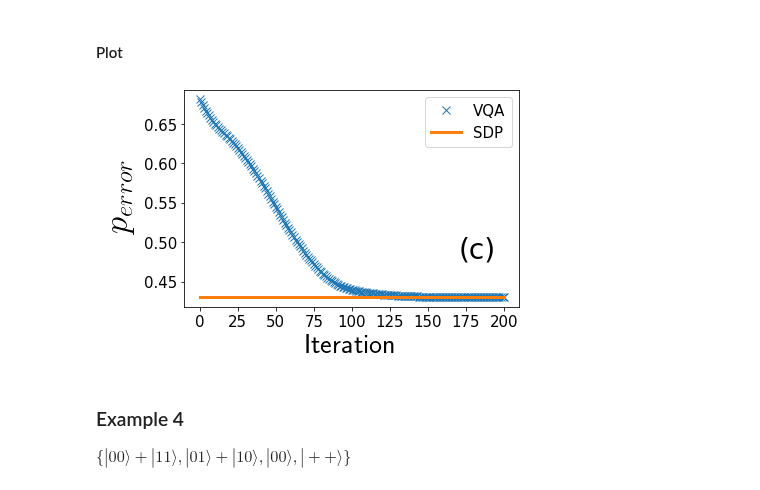
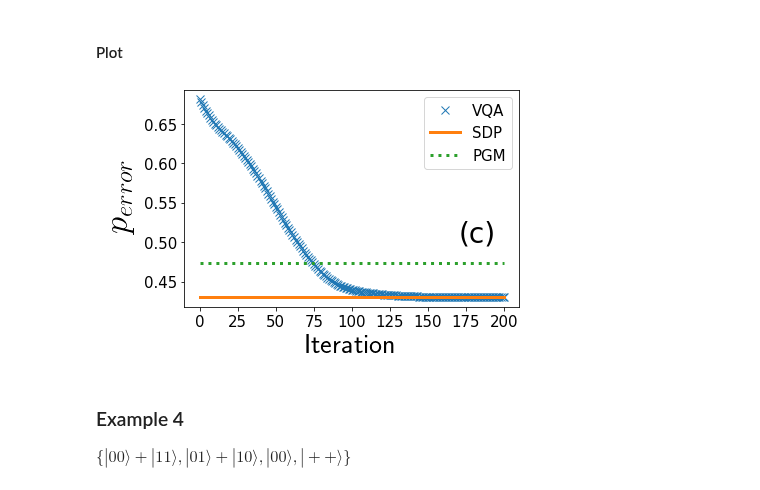
Before and after one commit to dkleeqc/vqsd, a Jupyter notebook: 0res_povm_clf.ipynb, the cells around one changed output. Saved outputs shown, nothing was run; the diff lists cells and outputs as text; code cells hidden in the pictures.

```diff
--- a/0res_povm_clf.ipynb
+++ b/0res_povm_clf.ipynb
@@ -258,0 +300,4 @@ Optimal Value: 0.43037234214725534
+# %%
+val_pgm, E_pgm = pgm(a_priori_probs, init_states)
+print("Error Prob by PGMs:", val_pgm)
+dp_probs(rhos, E_pgm)
@@ -261,16 +313,17 @@ Optimal Value: 0.43037234214725534
 # %%
 plt.plot(range(len(cost_list)), cost_list, 'x', markersize=8, label='VQA')
 plt.plot(range(len(cost_list)), [val]*len(cost_list), linewidth=3, label='SDP')
+plt.plot(range(len(cost_list)), [val_pgm]*len(cost_list), ':', linewidth=3, label='PGM')
 plt.xlabel('Iteration', usetex=True, fontsize=28)
 plt.ylabel(r'$p_{error}$', usetex=True, fontsize=35, labelpad=10)
 plt.xticks(fontsize=15)
 plt.yticks(fontsize=15)
 plt.legend(fontsize=15)
-plt.text(170, 0.48, '(c)', fontsize=28)
+plt.text(170, 0.5, '(c)', fontsize=28)
 plt.savefig('./data/output3.png', bbox_inches='tight', transparent=True)
 plt.show()
 # %% [output]
-[figure, old version]
+[figure, new version]
 # %% [markdown]
 ### Example 4
 $\{|00\rangle+|11\rangle, |01\rangle+|10\rangle, |00\rangle, |++\rangle \}$
```
Also changed, not shown: parts of 20 cells of this notebook.
